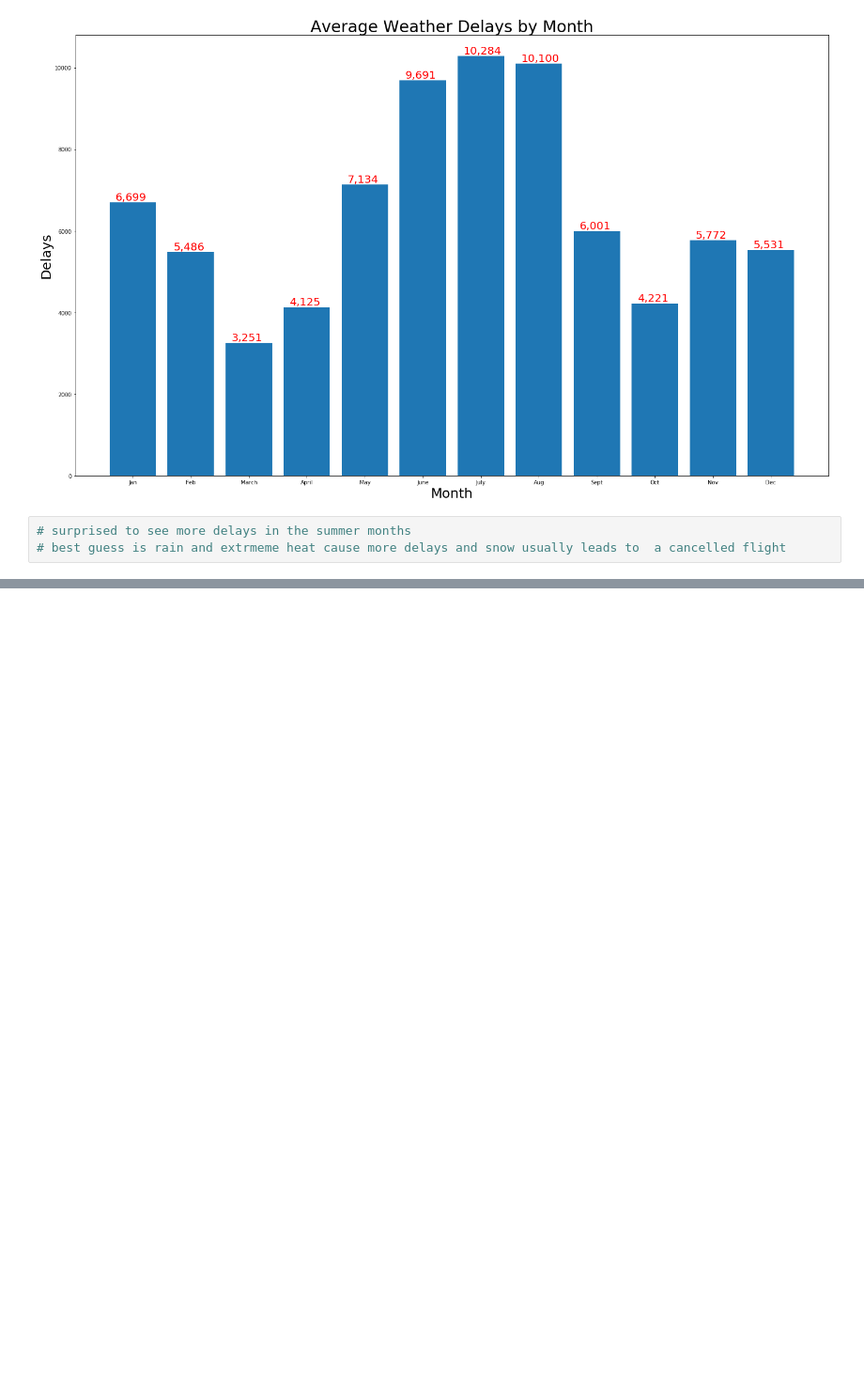
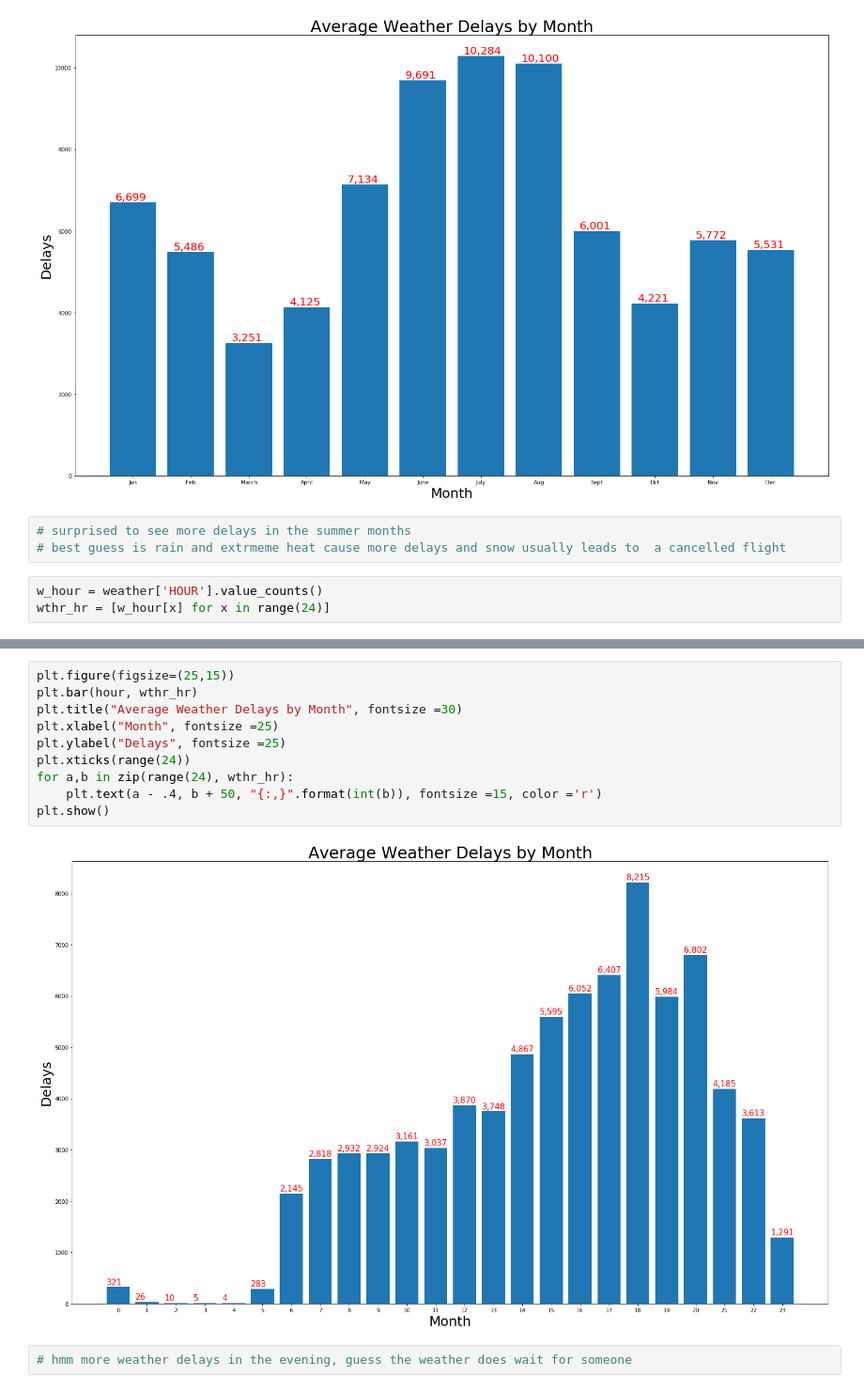
Before and after one commit to Arimorris/delays, a Jupyter notebook: Delay_causes.ipynb, the cells around one changed output, grey strips where cells are left out. Shown at 94% size. Cells and saved outputs as stored; diff of their text form; blank space fills up the shorter version.

Commit message:
weather delay by hour

```diff
--- a/Delay_causes.ipynb
+++ b/Delay_causes.ipynb
@@ -429,3 +422,6 @@ plt.show()
 # %%
 # surprised to see more delays in the summer months
 # best guess is rain and extrmeme heat cause more delays and snow usually leads to  a cancelled flight
+# %%
+w_hour = weather['HOUR'].value_counts()
+wthr_hr = [w_hour[x] for x in range(24)]
@@ -431,0 +468,14 @@ plt.show()
+# %%
+plt.figure(figsize=(25,15))
+plt.bar(hour, wthr_hr)
+plt.title("Average Weather Delays by Month", fontsize =30)
+plt.xlabel("Month", fontsize =25)
+plt.ylabel("Delays", fontsize =25)
+plt.xticks(range(24))
+for a,b in zip(range(24), wthr_hr):
+    plt.text(a - .4, b + 50, "{:,}".format(int(b)), fontsize =15, color ='r')
+plt.show()
+# %% [output]
+[figure, added]
+# %%
+# hmm more weather delays in the evening, guess the weather does wait for someone
```
Also changed, not shown: parts of 5 cells of this notebook.
